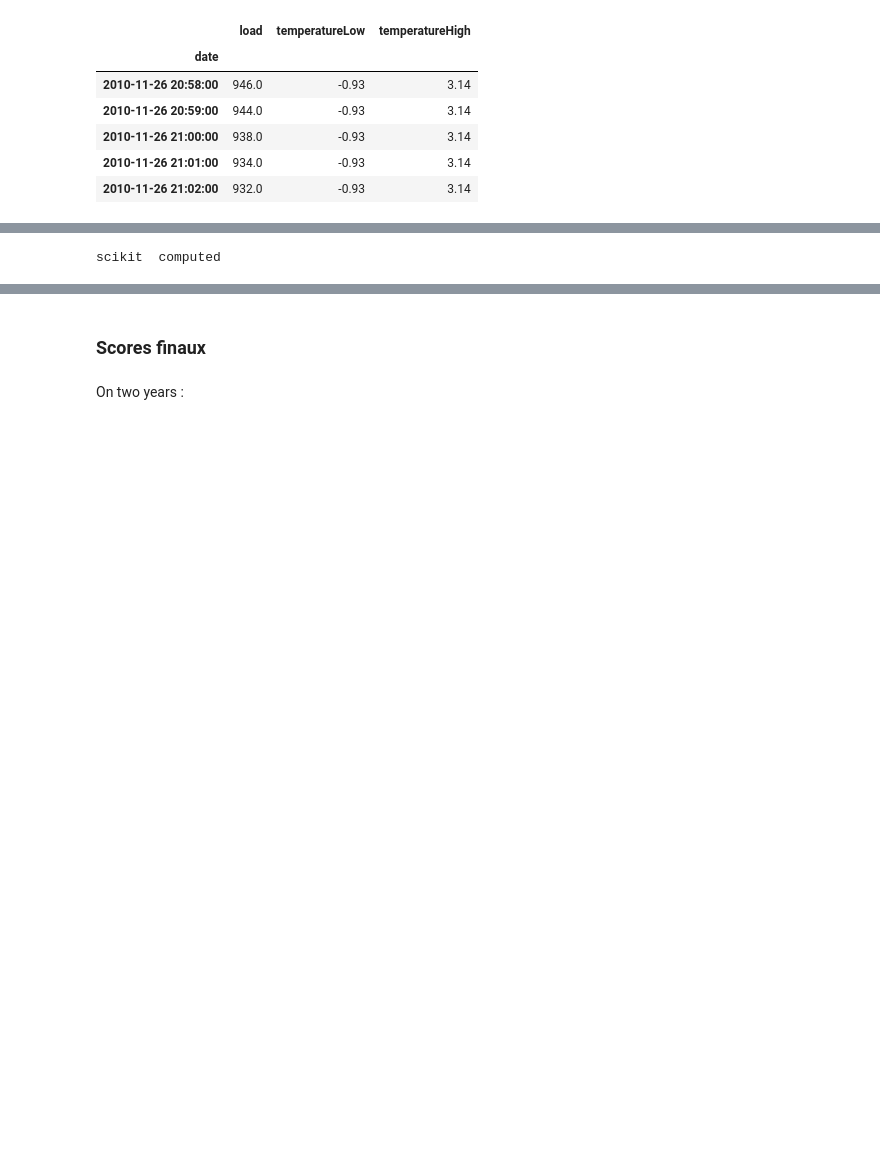
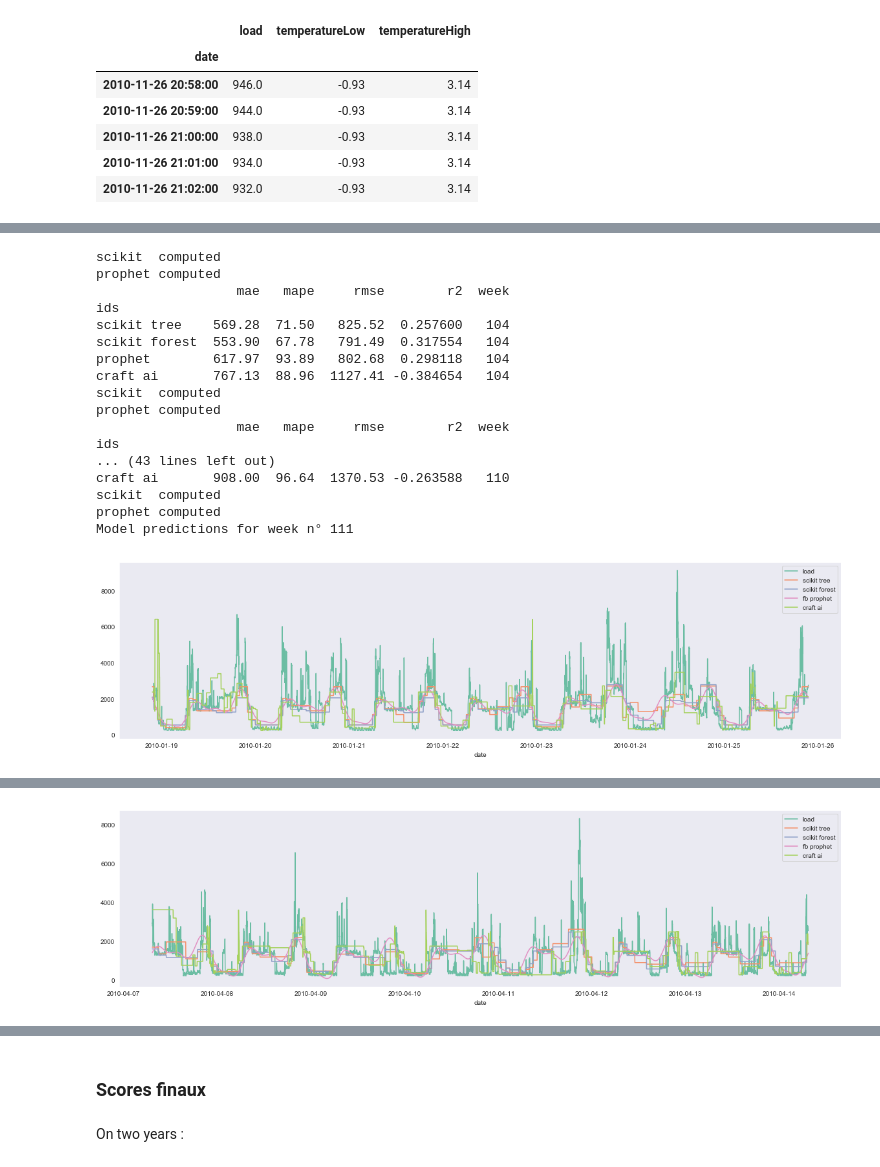
Before and after one commit to craft-ai/craft-ai-kit-energy, a Jupyter notebook: benchmark/uci_final_benchmark.ipynb, the cells around one changed output, grey strips where cells are left out. Cells and saved outputs as stored; diff of their text form; code cells hidden in the pictures; blank space fills up the shorter version.

```diff
--- a/benchmark/uci_final_benchmark.ipynb
+++ b/benchmark/uci_final_benchmark.ipynb
@@ -94,0 +101,20 @@ data.tail()
+# %%
+craft_preds = pd.concat([one,two,three])
+# %%
+week_index =  int(start_pred_index/week_unit) - week_offset# let's start the rolling preds for the last year
+max_week_index = int(data.shape[0]/week_unit)
+
+idx = ['scikit tree', 'scikit forest', 'prophet']
+scores = []
+all_preds = []
+# max_week_index
+last_train_index = week_index * week_unit
+last_test_index = (week_index +1) * week_unit
+week_preds = {}
+
+data_train, data_test = bt.split_data(data, last_train_index-1 , last_test_index-1)
+
+#limit to one year of data to avoid memory error
+for i in range(1,42,10):
+    print('computing prophet with {} weeks in the training data'.format(i))
+    %time bt.get_prophet_preds(data_train, data_test, exog = ['temperatureLow', 'temperatureHigh'], max_feed = i*week_unit)
@@ -95,19 +152,22 @@ data.tail()
 # %%
-week_index =  int(start_pred_index/week_unit) - week_offset# let's start the rolling preds for the last year
+#Let's start the predictions at the same time with craft :
+start_pred = data.index.get_loc(pd.to_datetime('2009-11-28 17:24:00'))
+
+week_index = int(start_pred/week_unit) # let's start the rolling preds for the last year
 max_week_index = int(data.shape[0]/week_unit)
+first_week_index = week_index
+week_unit = 7*24*60
 
-data = data[1:] #Adapt to fit with rolling craft preds
-
-idx = ['scikit tree', 'scikit forest', 'prophet']
+idx = ['scikit tree', 'scikit forest', 'prophet', 'craft ai']
 scores = []
 all_preds = []
-
-while week_index < max_week_index:
-    last_train_index = week_index * week_unit
-    last_test_index = (week_index +1) * week_unit
+# max_week_index
+while week_index < max_week_index :
+    last_train_index = start_pred + ( week_index - first_week_index) * week_unit
+    last_test_index = last_train_index + week_unit
     week_preds = {}
 
-    data_train, data_test = bt.split_data(data, last_train_index-1 , last_test_index-1)
+    data_train, data_test = bt.split_data(data, last_train_index , last_test_index)
 
     sk_tree_preds = bt.get_scikit_preds(data_train, data_test, 10, exog = ['temperatureLow', 'temperatureHigh'])
     week_preds['scikit tree'] = sk_tree_preds
@@ -118,7 +178,7 @@ while week_index < max_week_index:
     print('scikit  computed')
 
     #limit to one year of data to avoid memory error
-    prophet_preds = bt.get_prophet_preds(data_train, data_test, exog = ['temperatureLow', 'temperatureHigh'], max_feed = 52*week_unit)
+    prophet_preds = bt.get_prophet_preds(data_train, data_test, exog = ['temperatureLow', 'temperatureHigh'], max_feed = 21*week_unit)
 
     week_preds['fb prophet'] = prophet_preds
     print('prophet computed')
@@ -128,32 +188,55 @@ while week_index < max_week_index:
 #     except MemoryError:
 #         print("Memory error for sarima preds on week", week_index)
 #         sarima_preds = []
 #         continue
 
+     #compute craft ai preds
+
+    craft_preds_week = craft_preds.iloc[ (week_index - first_week_index)*week_unit : (week_index - first_week_index +1) * week_unit]
+    crp = craft_preds_week['predictedLoad'].values
+    week_preds['craft ai'] = crp
+
     #get scores for the current week
     frame = bt.get_models_scores(data_test=data_test,
-                      predictions=[sk_tree_preds, forest_preds, prophet_preds],
+                      predictions=[sk_tree_preds, forest_preds, prophet_preds, crp],
                       idx =idx)
     frame['week'] = week_index +1
     scores.append(frame)
     all_preds.append(week_preds)
 
     with open('scores_uci_bench.pickle', 'wb') as f:
         # Pickle the score array so that we can retrieve the scores if the prog fails
         pickle.dump(scores, f, pickle.HIGHEST_PROTOCOL)
 
     with open('preds_uci_dict.pickle', 'wb') as f:
         # Pickle the preds array so that we can plot and compare after
         pickle.dump(all_preds, f, pickle.HIGHEST_PROTOCOL)
 
     #once in a while, print our predictions to see how they compare to each other and to the real values
     if (week_index%11 ==0):
         print("Model predictions for week n° {}".format(week_index+1))
-        bt.plot_period_predictions(data_test=data_test.drop('temp',1),
+        bt.plot_period_predictions(data_test=data_test.drop( ['temperatureLow', 'temperatureHigh'],1),
                                     predictions = week_preds)
     #print scores
     print(frame)
     #update index
     week_index +=1
 # %% [output]
 scikit  computed
+prophet computed
+                  mae   mape     rmse        r2  week
+ids
+scikit tree    569.28  71.50   825.52  0.257600   104
+scikit forest  553.90  67.78   791.49  0.317554   104
+prophet        617.97  93.89   802.68  0.298118   104
+craft ai       767.13  88.96  1127.41 -0.384654   104
+scikit  computed
+prophet computed
+                  mae   mape     rmse        r2  week
+ids
+... (43 lines left out)
+craft ai       908.00  96.64  1370.53 -0.263588   110
+scikit  computed
+prophet computed
+Model predictions for week n° 111
+[figure, added]
@@ -159,0 +260 @@ scikit  computed
+[figure, added]
```
Also changed, not shown: parts of 8 cells of this notebook, 1 other file.
